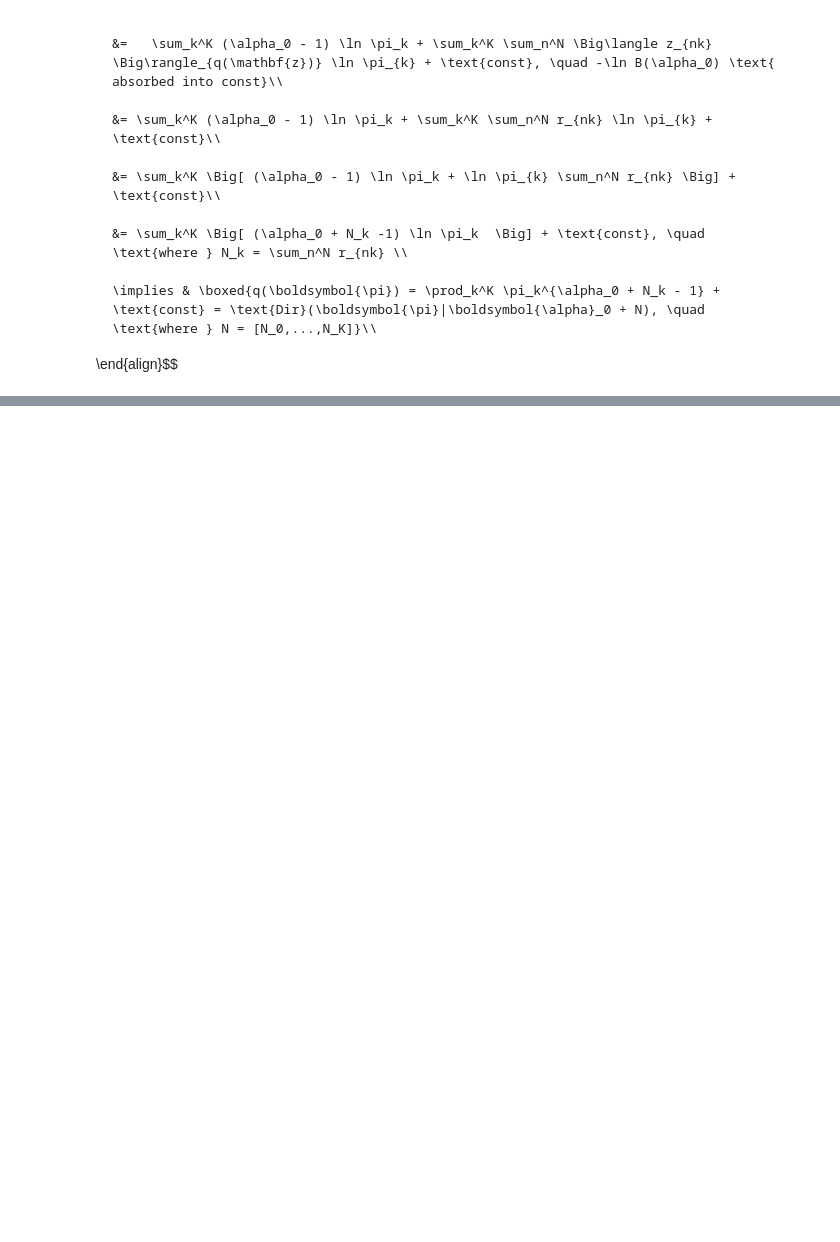
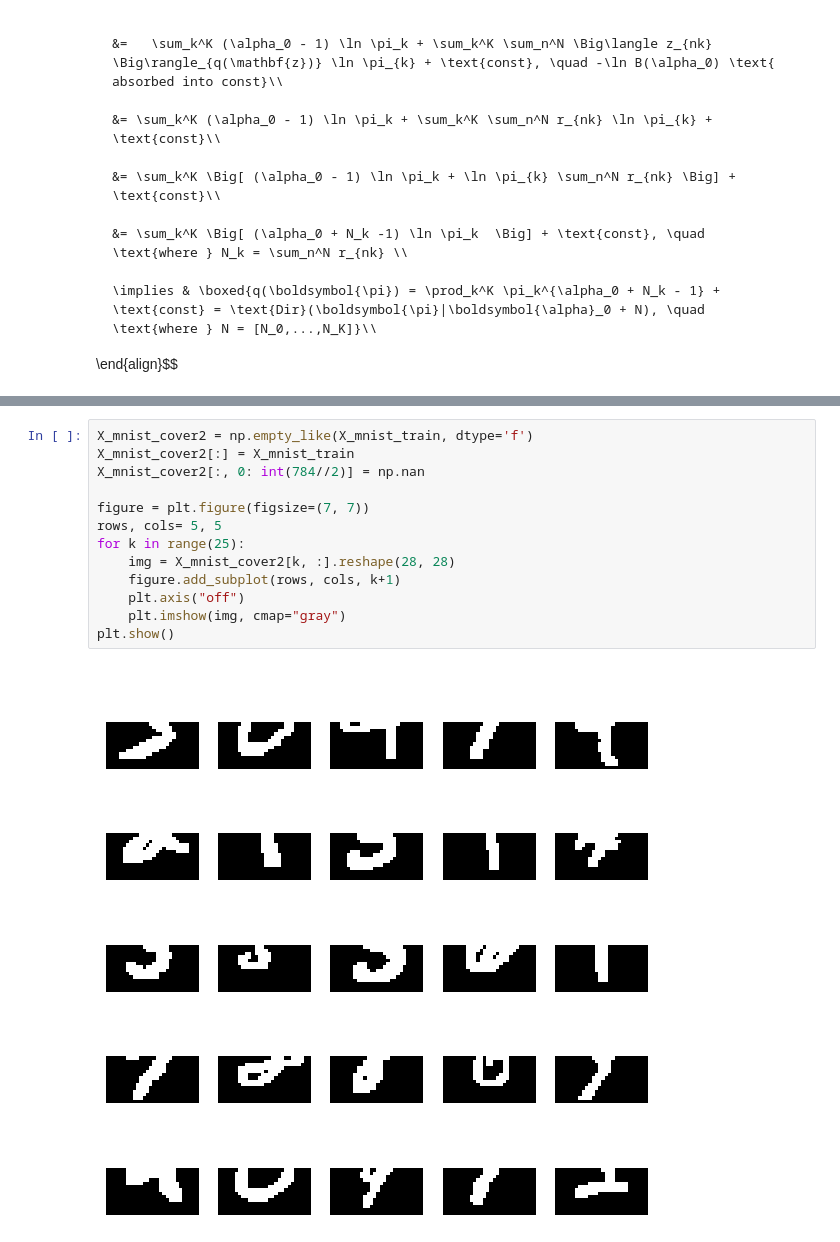
Before and after one commit to jimmyjz1127/bayesian-mixture-model-missing-data, a Jupyter notebook: Week7/MixedBernVI_Missing.ipynb, the cells around one changed output, grey strips where cells are left out. Cells and saved outputs as stored; diff of their text form; blank space fills up the shorter version.

```diff
--- a/Week7/MixedBernVI_Missing.ipynb
+++ b/Week7/MixedBernVI_Missing.ipynb
@@ -257,0 +480,15 @@ def update_Θ(X,R,a_0,b_0,K):
+# %%
+X_mnist_cover2 = np.empty_like(X_mnist_train, dtype='f')
+X_mnist_cover2[:] = X_mnist_train
+X_mnist_cover2[:, 0: int(784//2)] = np.nan
+
+figure = plt.figure(figsize=(7, 7))
+rows, cols= 5, 5
+for k in range(25):
+    img = X_mnist_cover2[k, :].reshape(28, 28)
+    figure.add_subplot(rows, cols, k+1)
+    plt.axis("off")
+    plt.imshow(img, cmap="gray")
+plt.show()
+# %% [output]
+[figure, added]
```
Also changed, not shown: parts of 27 cells of this notebook, 3 other files.
